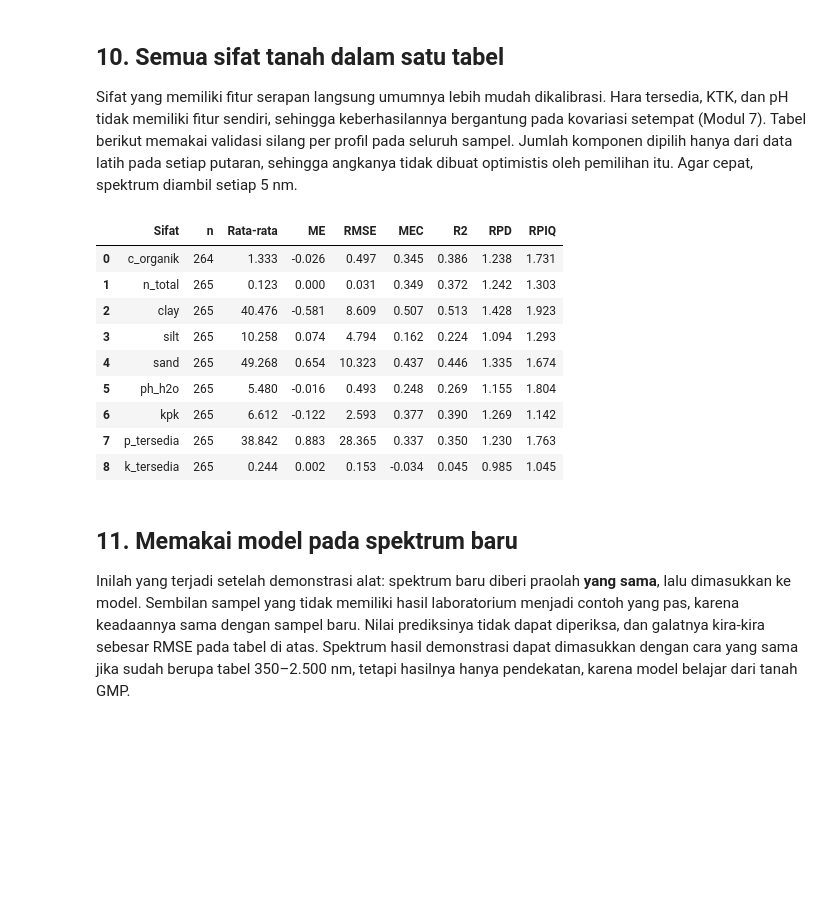
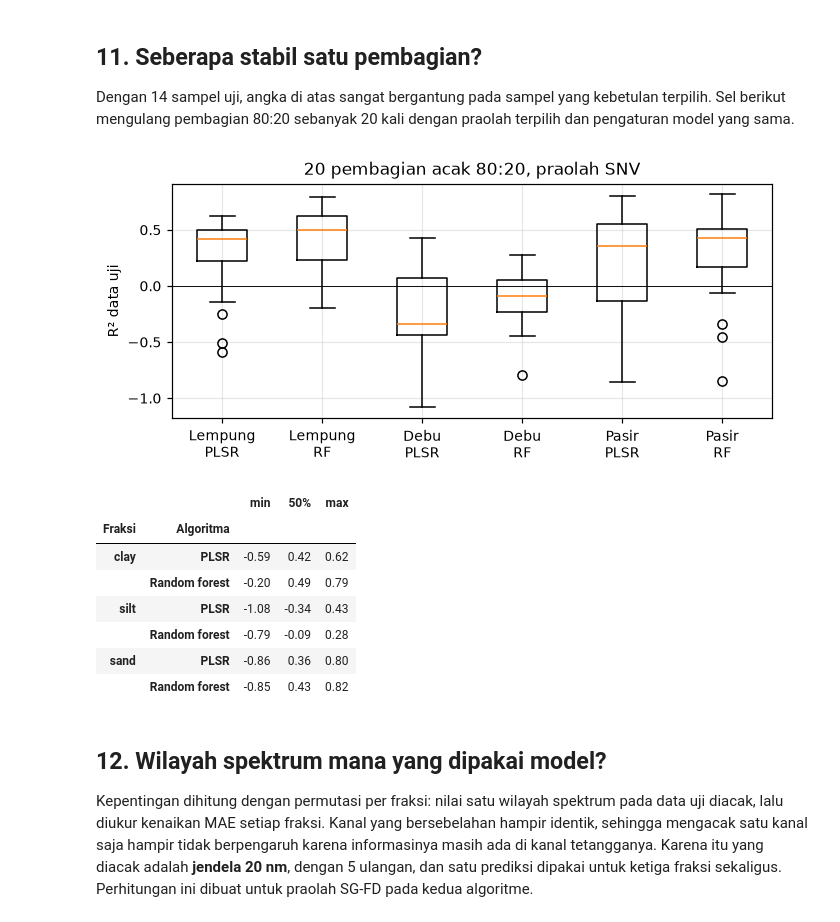
Before and after one commit to jhnhp/SMART, a Jupyter notebook: Output/Pelatihan/data/praktik-3/Praktik_3_Spektrum_ke_Sifat_Tanah.ipynb, the cells around one changed output. Cells and saved outputs as stored; diff of their text form; code cells hidden in the pictures; blank space fills up the shorter version.

```diff
--- a/Output/Pelatihan/data/praktik-3/Praktik_3_Spektrum_ke_Sifat_Tanah.ipynb
+++ b/Output/Pelatihan/data/praktik-3/Praktik_3_Spektrum_ke_Sifat_Tanah.ipynb
@@ -281,0 +140,3 @@ Uji      : 88 sampel dari 23 profil
+# %%
+latih, uji = train_test_split(np.arange(len(data_l1)), test_size=0.2, random_state=42)
+print('Latih:', len(latih), 'sampel | Uji:', len(uji), 'sampel')
@@ -281,0 +303,16 @@ Uji      : 88 sampel dari 23 profil
+# %%
+kv = pd.DataFrame(ringkas).sort_values('RMSE validasi silang')
+TERPILIH = tuple(kv.iloc[0][['Praolah', 'Algoritma']])
+K_PLSR = int(kv[(kv['Praolah'] == TERPILIH[0]) & (kv['Algoritma'] == 'PLSR')]['Komponen PLSR'].iloc[0])
+print('Kombinasi terpilih dari validasi silang:', TERPILIH, '| komponen PLSR untuk praolah ini:', K_PLSR)
+display(kv.round(2).reset_index(drop=True))
+
+# kurva jumlah komponen PLSR pada praolah terpilih; garis data uji hanya untuk peragaan
+A_t = praolah(TERPILIH[0], R, acuan_latih)
+kurva_uji = [rmse_komposisi(Y[uji], dari_ilr(PLSRegression(k).fit(A_t[latih], Z[latih]).predict(A_t[uji]))) for k in range(1, 16)]
+fig, ax = plt.subplots(figsize=(5.6, 3.2))
+ax.plot(range(1, 16), kurva_cv[TERPILIH[0]], marker='o', ms=3, label='Validasi silang data latih')
+ax.plot(range(1, 16), kurva_uji, marker='s', ms=3, ls='--', label='Data uji (hanya peragaan)')
+ax.set(xlabel='Jumlah komponen PLSR', ylabel='RMSE komposisi (%)', title=f'PLSR, praolah {TERPILIH[0]}'); ax.legend(fontsize=7)
+plt.tight_layout(); plt.savefig('hasil/pemilihan_komponen.png', dpi=150); plt.show()
+metrik[(metrik['Praolah'] == TERPILIH[0]) & (metrik['Algoritma'] == TERPILIH[1])].set_index('Fraksi').drop(columns=['Praolah', 'Algoritma']).round(2)
@@ -320,38 +372,35 @@ dtype: float64
 # %% [markdown]
-## 10. Semua sifat tanah dalam satu tabel
+## 11. Seberapa stabil satu pembagian?
 
-Sifat yang memiliki fitur serapan langsung umumnya lebih mudah dikalibrasi. Hara tersedia, KTK, dan pH tidak memiliki fitur sendiri, sehingga keberhasilannya bergantung pada kovariasi setempat (Modul 7). Tabel berikut memakai validasi silang per profil pada seluruh sampel. Jumlah komponen dipilih hanya dari data latih pada setiap putaran, sehingga angkanya tidak dibuat optimistis oleh pemilihan itu. Agar cepat, spektrum diambil setiap 5 nm.
+Dengan 14 sampel uji, angka di atas sangat bergantung pada sampel yang kebetulan terpilih. Sel berikut mengulang pembagian 80:20 sebanyak 20 kali dengan praolah terpilih dan pengaturan model yang sama.
 # %%
-def cv_bersarang(X, y, gr, kandidat=range(1, 13)):
-    p = np.zeros(len(y))
-    for latih, uji in GroupKFold(5).split(X, groups=gr):
-        nilai = [ukuran(y[latih], cross_val_predict(PLSRegression(k), X[latih], y[latih], cv=GroupKFold(4), groups=gr[latih]))['RMSE'] for k in kandidat]
-        k = kandidat[int(np.argmin(nilai))]
-        p[uji] = PLSRegression(k).fit(X[latih], y[latih]).predict(X[uji]).ravel()
-    return p
-
-A5 = turunan(snv(R))[:, ::5]
-ringkas = []
-for t in ['c_organik', 'n_total', 'clay', 'silt', 'sand', 'ph_h2o', 'kpk', 'p_tersedia', 'k_tersedia']:
-    m = data_lab[t].notna().values
-    yt = data_lab[t].values[m]
-    ringkas.append({'Sifat': t, 'n': int(m.sum()), 'Rata-rata': yt.mean(), **ukuran(yt, cv_bersarang(A5[m], yt, profil[m]))})
-ringkas = pd.DataFrame(ringkas).round(3)
-ringkas.to_csv('hasil/metrik_semua_sifat.csv', index=False)
-ringkas
+ulang = []
+for acak in range(20):
+    a, b = train_test_split(np.arange(len(Y)), test_size=0.2, random_state=acak)
+    Ai = praolah(TERPILIH[0], R, R[a].mean(axis=0))
+    for nama_m, model in [('PLSR', PLSRegression(K_PLSR)), ('Random forest', hutan())]:
+        Pu = dari_ilr(model.fit(Ai[a], Z[a]).predict(Ai[b]))
+        ulang += [{'Algoritma': nama_m, 'Fraksi': f, 'R2': r2_score(Y[b, j], Pu[:, j])} for j, f in enumerate(FRAKSI)]
+ulang = pd.DataFrame(ulang)
+fig, ax = plt.subplots(figsize=(6.4, 3))
+data_kotak = [ulang[(ulang['Algoritma'] == m) & (ulang['Fraksi'] == f)]['R2'] for f in FRAKSI for m in ['PLSR', 'Random forest']]
+ax.boxplot(data_kotak)
+ax.set_xticks(range(1, 7), [f'{nama_id[f]}\n{m}' for f in FRAKSI for m in ['PLSR', 'RF']])
+ax.axhline(0, color='k', lw=.6); ax.set(ylabel='R² data uji', title=f'20 pembagian acak 80:20, praolah {TERPILIH[0]}')
+plt.tight_layout(); plt.savefig('hasil/stabilitas_pembagian.png', dpi=150); plt.show()
+ulang.groupby(['Fraksi', 'Algoritma'])['R2'].describe()[['min', '50%', 'max']].reindex(FRAKSI, level=0).round(2)
 # %% [output]
+[figure, added]
-|  | Sifat | n | Rata-rata | ME | RMSE | MEC | R2 | RPD | RPIQ |
-| 0 | c_organik | 264 | 1.333 | -0.026 | 0.497 | 0.345 | 0.386 | 1.238 | 1.731 |
-| 1 | n_total | 265 | 0.123 | 0.000 | 0.031 | 0.349 | 0.372 | 1.242 | 1.303 |
-| 2 | clay | 265 | 40.476 | -0.581 | 8.609 | 0.507 | 0.513 | 1.428 | 1.923 |
-| 3 | silt | 265 | 10.258 | 0.074 | 4.794 | 0.162 | 0.224 | 1.094 | 1.293 |
-| 4 | sand | 265 | 49.268 | 0.654 | 10.323 | 0.437 | 0.446 | 1.335 | 1.674 |
-| 5 | ph_h2o | 265 | 5.480 | -0.016 | 0.493 | 0.248 | 0.269 | 1.155 | 1.804 |
-| 6 | kpk | 265 | 6.612 | -0.122 | 2.593 | 0.377 | 0.390 | 1.269 | 1.142 |
-| 7 | p_tersedia | 265 | 38.842 | 0.883 | 28.365 | 0.337 | 0.350 | 1.230 | 1.763 |
-| 8 | k_tersedia | 265 | 0.244 | 0.002 | 0.153 | -0.034 | 0.045 | 0.985 | 1.045 |
+|  |  | min | 50% | max |
+| Fraksi | Algoritma |  |  |  |
+| clay | PLSR | -0.59 | 0.42 | 0.62 |
+|  | Random forest | -0.20 | 0.49 | 0.79 |
+| silt | PLSR | -1.08 | -0.34 | 0.43 |
+|  | Random forest | -0.79 | -0.09 | 0.28 |
+| sand | PLSR | -0.86 | 0.36 | 0.80 |
+|  | Random forest | -0.85 | 0.43 | 0.82 |
 # %% [markdown]
-## 11. Memakai model pada spektrum baru
+## 12. Wilayah spektrum mana yang dipakai model?
 
-Inilah yang terjadi setelah demonstrasi alat: spektrum baru diberi praolah **yang sama**, lalu dimasukkan ke model. Sembilan sampel yang tidak memiliki hasil laboratorium menjadi contoh yang pas, karena keadaannya sama dengan sampel baru. Nilai prediksinya tidak dapat diperiksa, dan galatnya kira-kira sebesar RMSE pada tabel di atas. Spektrum hasil demonstrasi dapat dimasukkan dengan cara yang sama jika sudah berupa tabel 350–2.500 nm, tetapi hasilnya hanya pendekatan, karena model belajar dari tanah GMP.
+Kepentingan dihitung dengan permutasi per fraksi: nilai satu wilayah spektrum pada data uji diacak, lalu diukur kenaikan MAE setiap fraksi. Kanal yang bersebelahan hampir identik, sehingga mengacak satu kanal saja hampir tidak berpengaruh karena informasinya masih ada di kanal tetangganya. Karena itu yang diacak adalah **jendela 20 nm**, dengan 5 ulangan, dan satu prediksi dipakai untuk ketiga fraksi sekaligus. Perhitungan ini dibuat untuk praolah SG-FD pada kedua algoritme.
 # %%
```
Also changed, not shown: parts of 53 cells of this notebook, 25 other files.
